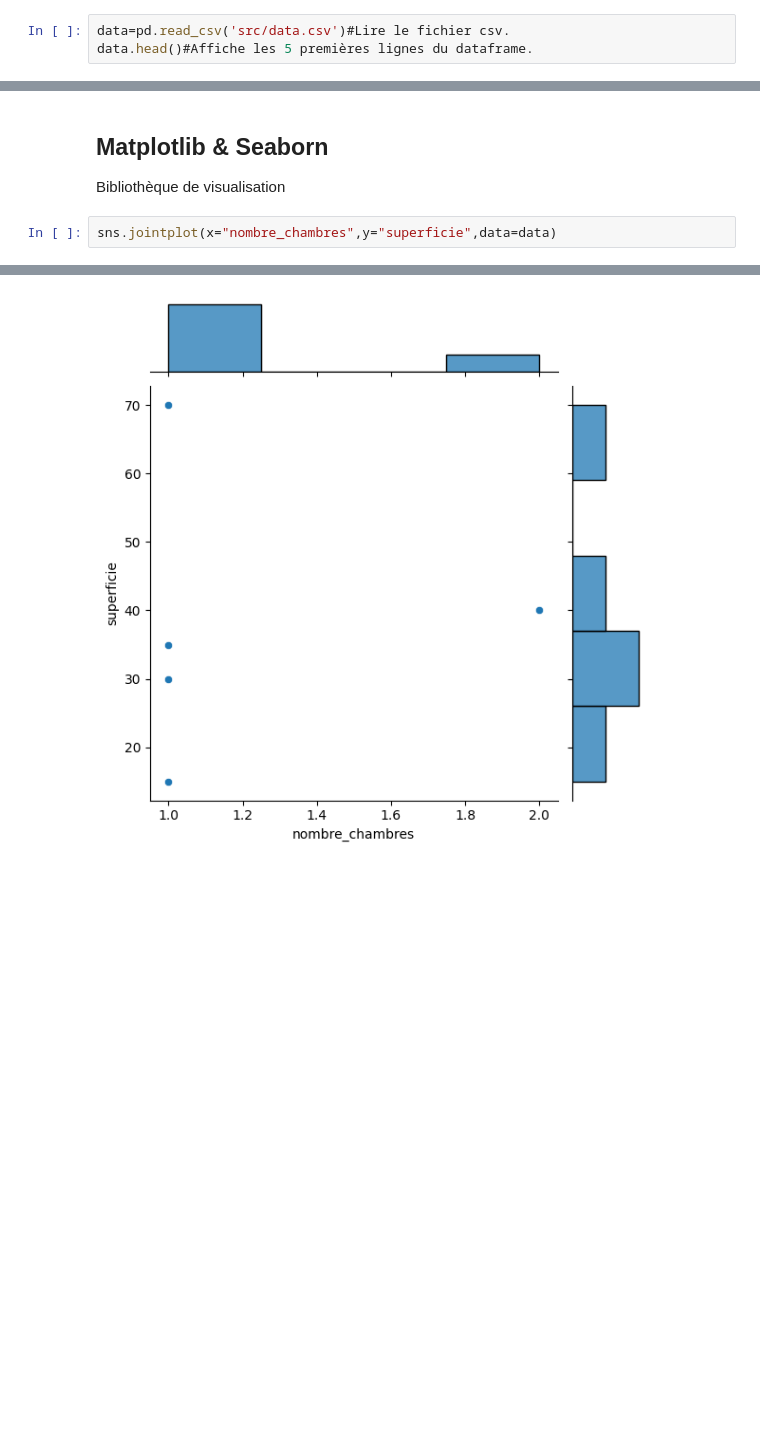
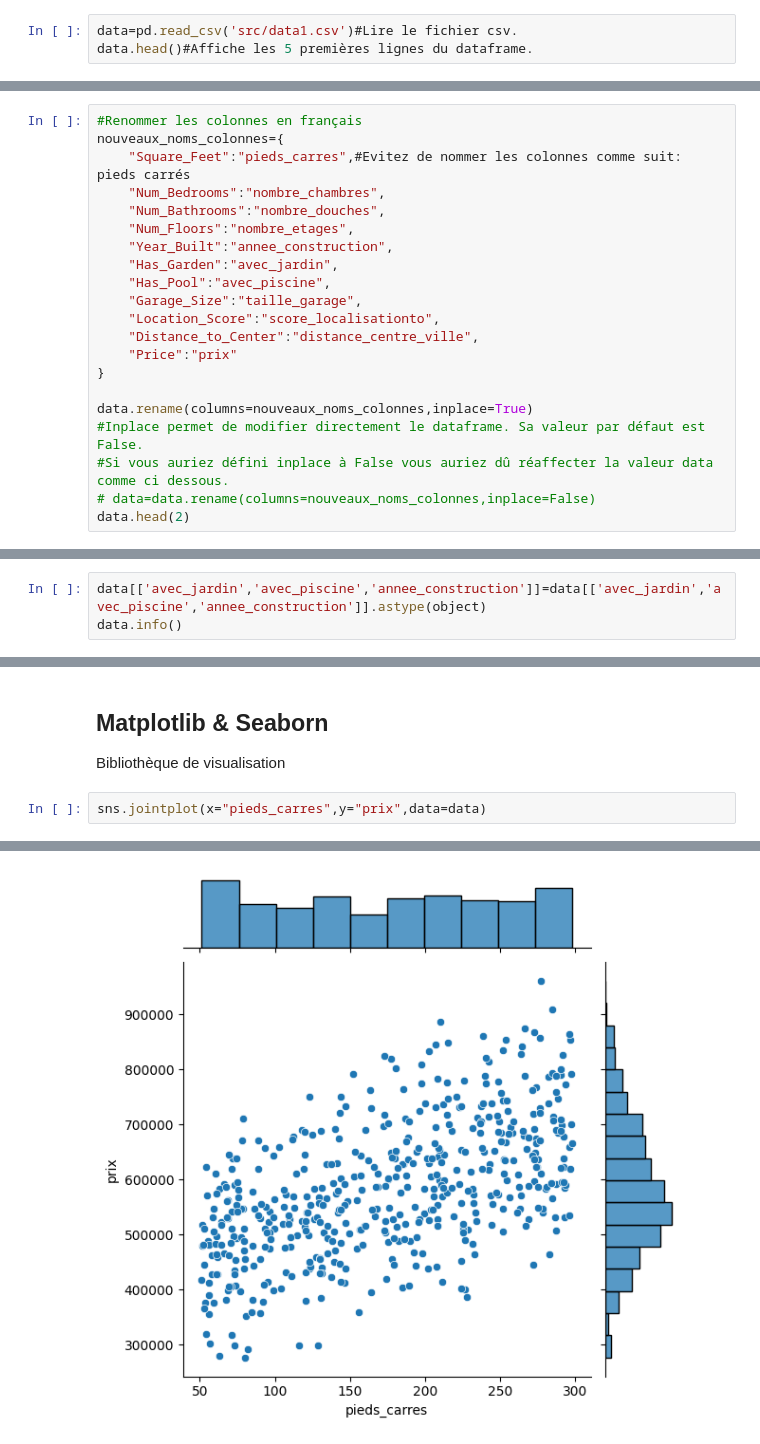
Before and after one commit to Zedfst/Linear_Regression, a Jupyter notebook: Rent_Prediction.ipynb, the cells around one changed output, grey strips where cells are left out. Drawn from its saved outputs; the diff is of its cells as text; blank space fills up the shorter version.

```diff
--- a/Rent_Prediction.ipynb
+++ b/Rent_Prediction.ipynb
@@ -32,6 +7,6 @@ X_df
 ## Pandas
 Permet de manipuler des données structurées.
 # %%
-data=pd.read_csv('src/data.csv')#Lire le fichier csv.
+data=pd.read_csv('src/data1.csv')#Lire le fichier csv.
 data.head()#Affiche les 5 premières lignes du dataframe.
 # %% [output]
@@ -43,0 +19,21 @@ data.head()#Affiche les 5 premières lignes du dataframe.
+# %%
+#Renommer les colonnes en français
+nouveaux_noms_colonnes={
+    "Square_Feet":"pieds_carres",#Evitez de nommer les colonnes comme suit: pieds carrés
+    "Num_Bedrooms":"nombre_chambres",
+    "Num_Bathrooms":"nombre_douches",
+    "Num_Floors":"nombre_etages",
+    "Year_Built":"annee_construction",
+    "Has_Garden":"avec_jardin",
+    "Has_Pool":"avec_piscine",
+    "Garage_Size":"taille_garage",
+    "Location_Score":"score_localisationto",
+    "Distance_to_Center":"distance_centre_ville",
+    "Price":"prix"
+}
+
+data.rename(columns=nouveaux_noms_colonnes,inplace=True)
+#Inplace permet de modifier directement le dataframe. Sa valeur par défaut est False.
+#Si vous auriez défini inplace à False vous auriez dû réaffecter la valeur data comme ci dessous.
+# data=data.rename(columns=nouveaux_noms_colonnes,inplace=False)
+data.head(2)
@@ -43,0 +71,3 @@ data.head()#Affiche les 5 premières lignes du dataframe.
+# %%
+data[['avec_jardin','avec_piscine','annee_construction']]=data[['avec_jardin','avec_piscine','annee_construction']].astype(object)
+data.info()
@@ -65,7 +129,7 @@ data.describe(include=['object'])#Statistique des données catégorielles.
 ## Matplotlib & Seaborn
 Bibliothèque de visualisation
 # %%
-sns.jointplot(x="nombre_chambres",y="superficie",data=data)
+sns.jointplot(x="pieds_carres",y="prix",data=data)
 # %% [output]
 <seaborn.axisgrid.JointGrid at 0x...>
-[figure, old version]
+[figure, new version]
```
Also changed, not shown: parts of 13 cells of this notebook, 1 other file.
